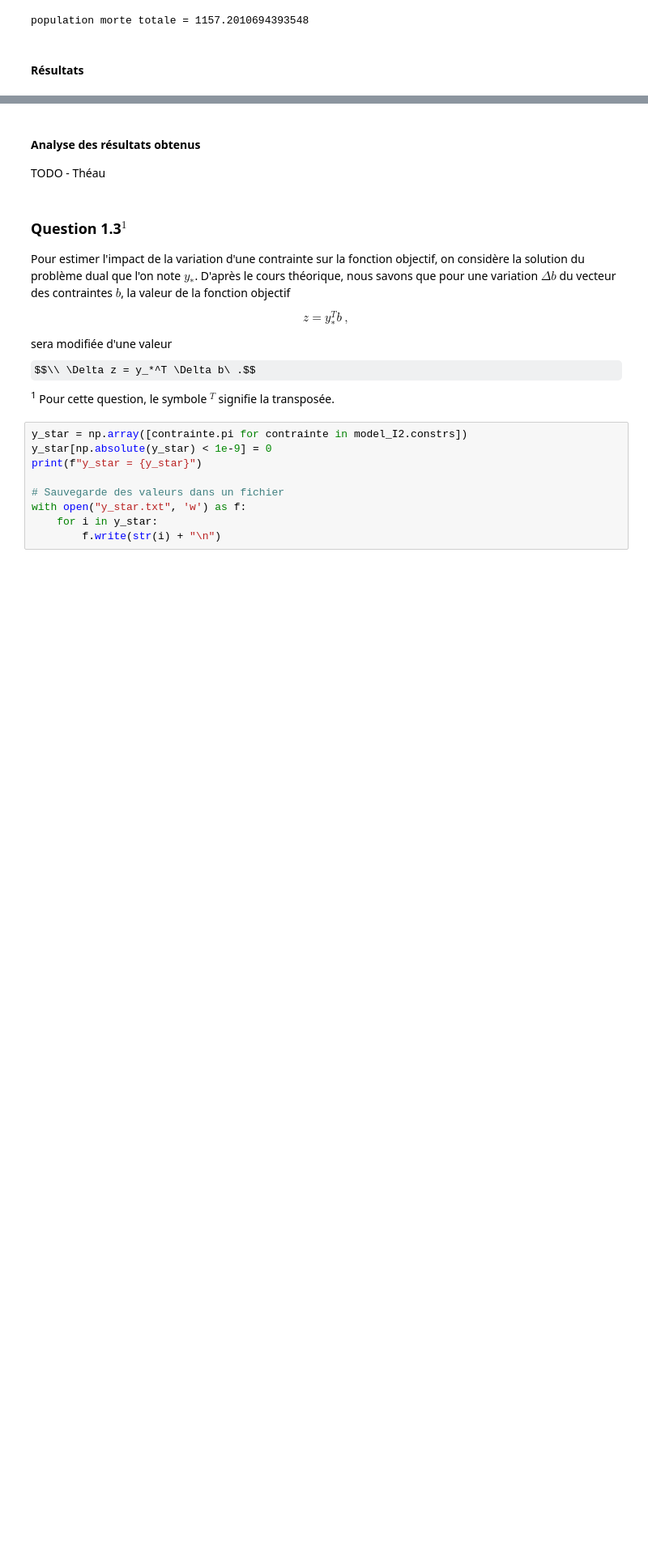
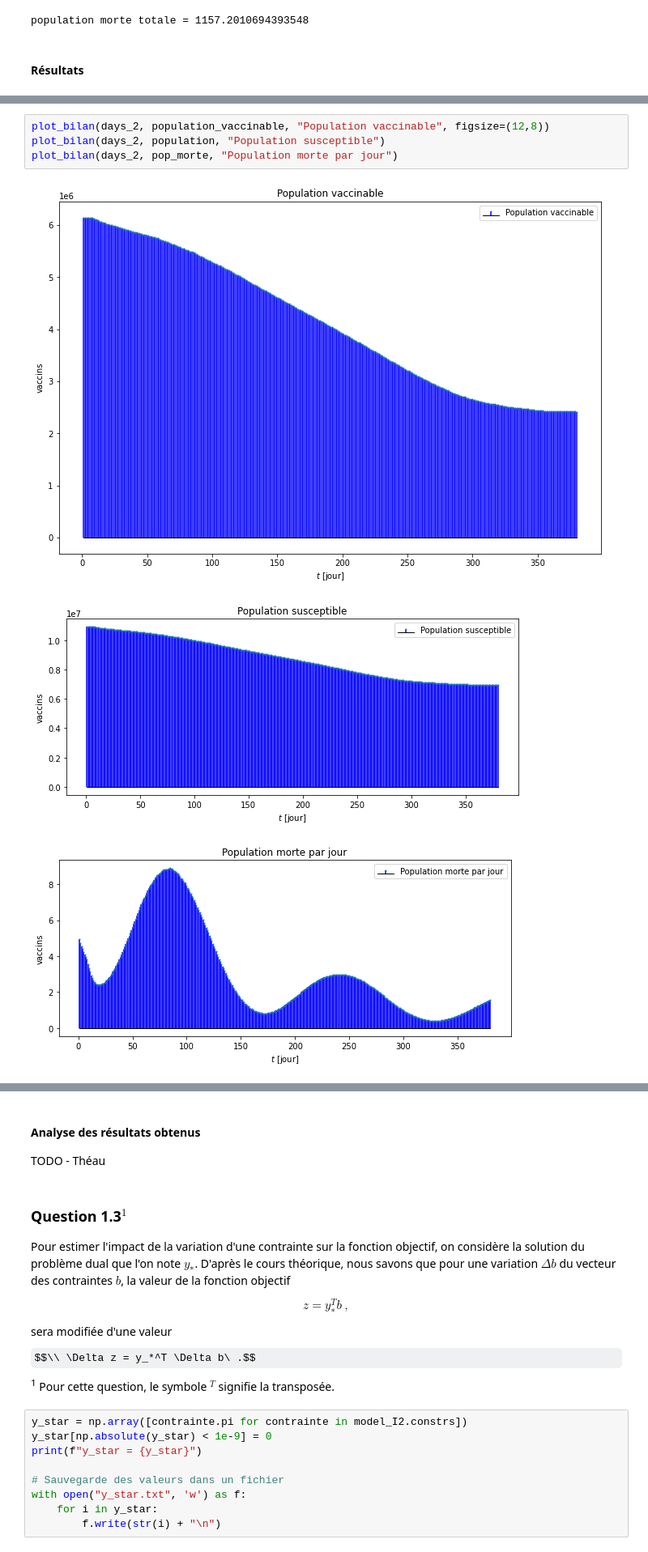
Before and after one commit to EliottVND/LINMA1702, a Jupyter notebook: rapport_notebook.ipynb, the cells around one changed output, grey strips where cells are left out. Shown at 81% size. Cells and saved outputs as stored; diff of their text form; some formulas as TeX source; blank space fills up the shorter version.

```diff
--- a/rapport_notebook.ipynb
+++ b/rapport_notebook.ipynb
@@ -660,0 +711,8 @@ plot_data(days_2, pop_morte, "Population morte par jour", i+2*n+m+1)
+# %%
+plot_bilan(days_2, population_vaccinable, "Population vaccinable", figsize=(12,8))
+plot_bilan(days_2, population, "Population susceptible")
+plot_bilan(days_2, pop_morte, "Population morte par jour")
+# %% [output]
+[figure, added]
+[figure, added]
+[figure, added]
```
Also changed, not shown: parts of 23 cells of this notebook.
